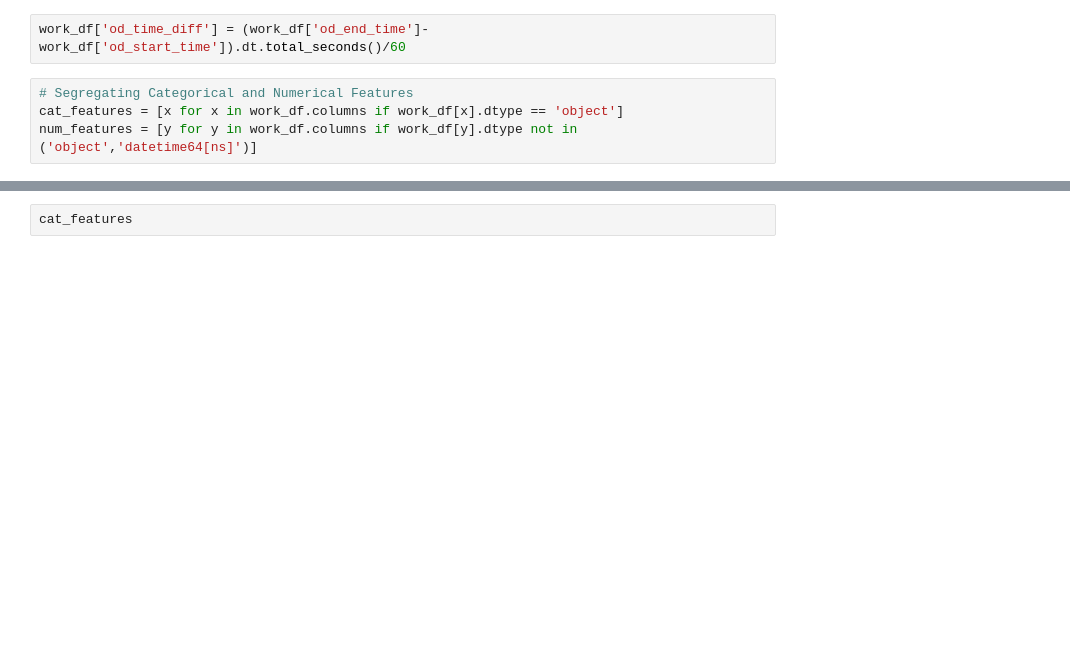
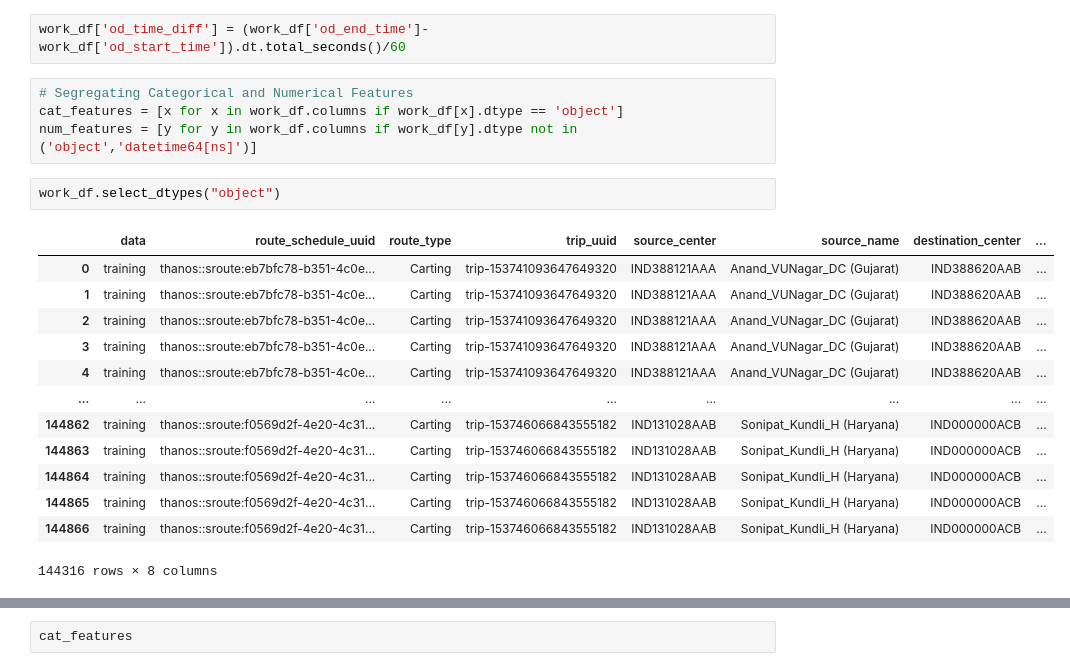
Before and after one commit to pkmariya/Scaler01, a Jupyter notebook: Delhivery_CaseStudy_Mariya_DSMLJune22.ipynb, the cells around one changed output, grey strips where cells are left out. Saved outputs shown, nothing was run; the diff lists cells and outputs as text; blank space fills up the shorter version.

```diff
--- a/Delhivery_CaseStudy_Mariya_DSMLJune22.ipynb
+++ b/Delhivery_CaseStudy_Mariya_DSMLJune22.ipynb
@@ -255,3 +255,19 @@ work_df['od_time_diff'] = (work_df['od_end_time']-work_df['od_start_time']).dt.t
 # Segregating Categorical and Numerical Features
 cat_features = [x for x in work_df.columns if work_df[x].dtype == 'object']
 num_features = [y for y in work_df.columns if work_df[y].dtype not in ('object','datetime64[ns]')]
+# %%
+work_df.select_dtypes("object")
+# %% [output]
+|  | data | route_schedule_uuid | route_type | trip_uuid | source_center | source_name | destination_center | ... |
+| 0 | training | thanos::sroute:eb7bfc78-b351-4c0e... | Carting | trip-153741093647649320 | IND388121AAA | Anand_VUNagar_DC (Gujarat) | IND388620AAB | ... |
+| 1 | training | thanos::sroute:eb7bfc78-b351-4c0e... | Carting | trip-153741093647649320 | IND388121AAA | Anand_VUNagar_DC (Gujarat) | IND388620AAB | ... |
+| 2 | training | thanos::sroute:eb7bfc78-b351-4c0e... | Carting | trip-153741093647649320 | IND388121AAA | Anand_VUNagar_DC (Gujarat) | IND388620AAB | ... |
+| 3 | training | thanos::sroute:eb7bfc78-b351-4c0e... | Carting | trip-153741093647649320 | IND388121AAA | Anand_VUNagar_DC (Gujarat) | IND388620AAB | ... |
+| 4 | training | thanos::sroute:eb7bfc78-b351-4c0e... | Carting | trip-153741093647649320 | IND388121AAA | Anand_VUNagar_DC (Gujarat) | IND388620AAB | ... |
+| ... | ... | ... | ... | ... | ... | ... | ... | ... |
+| 144862 | training | thanos::sroute:f0569d2f-4e20-4c31... | Carting | trip-153746066843555182 | IND131028AAB | Sonipat_Kundli_H (Haryana) | IND000000ACB | ... |
+| 144863 | training | thanos::sroute:f0569d2f-4e20-4c31... | Carting | trip-153746066843555182 | IND131028AAB | Sonipat_Kundli_H (Haryana) | IND000000ACB | ... |
+| 144864 | training | thanos::sroute:f0569d2f-4e20-4c31... | Carting | trip-153746066843555182 | IND131028AAB | Sonipat_Kundli_H (Haryana) | IND000000ACB | ... |
+| 144865 | training | thanos::sroute:f0569d2f-4e20-4c31... | Carting | trip-153746066843555182 | IND131028AAB | Sonipat_Kundli_H (Haryana) | IND000000ACB | ... |
+| 144866 | training | thanos::sroute:f0569d2f-4e20-4c31... | Carting | trip-153746066843555182 | IND131028AAB | Sonipat_Kundli_H (Haryana) | IND000000ACB | ... |
+144316 rows × 8 columns
```
Also changed, not shown: parts of 6 cells of this notebook.
